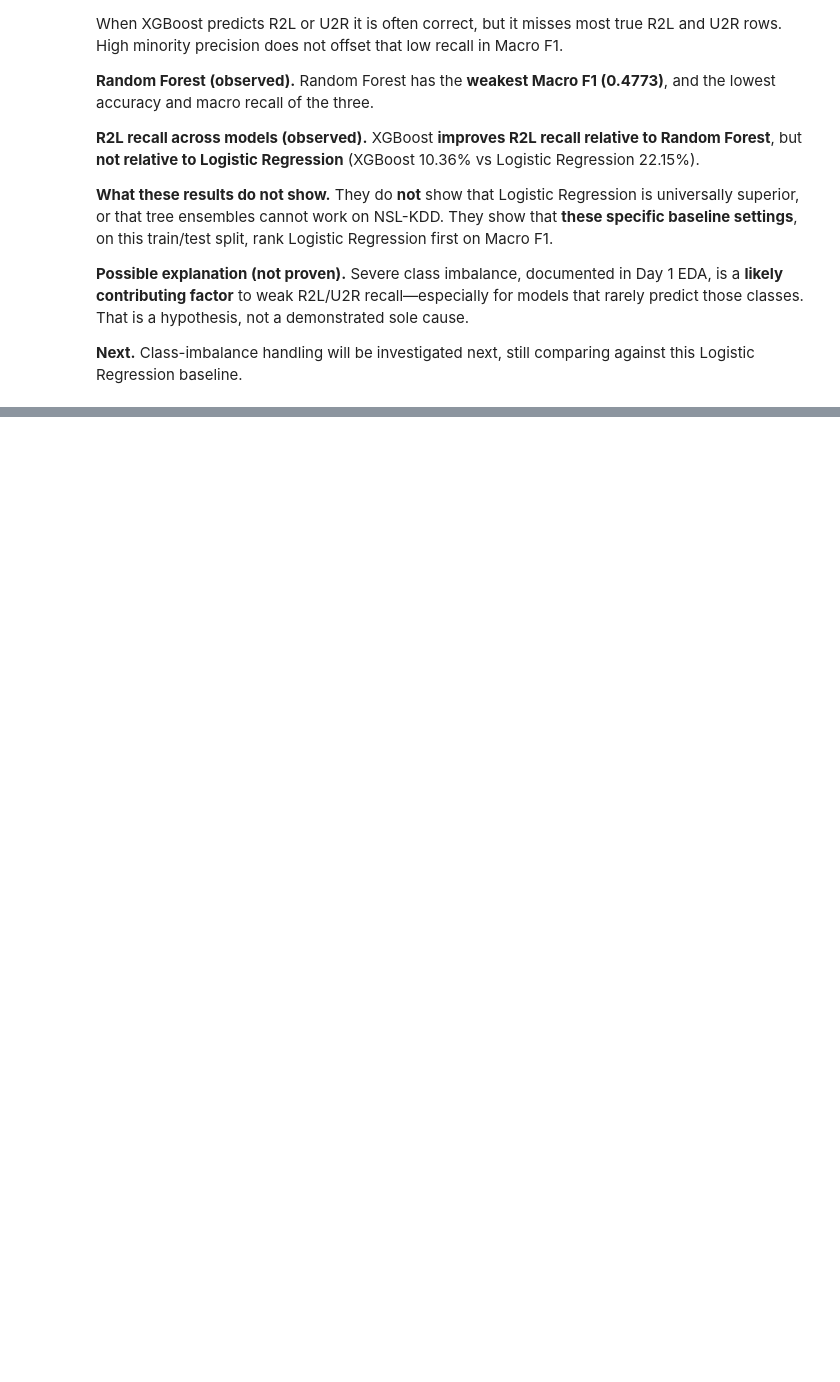
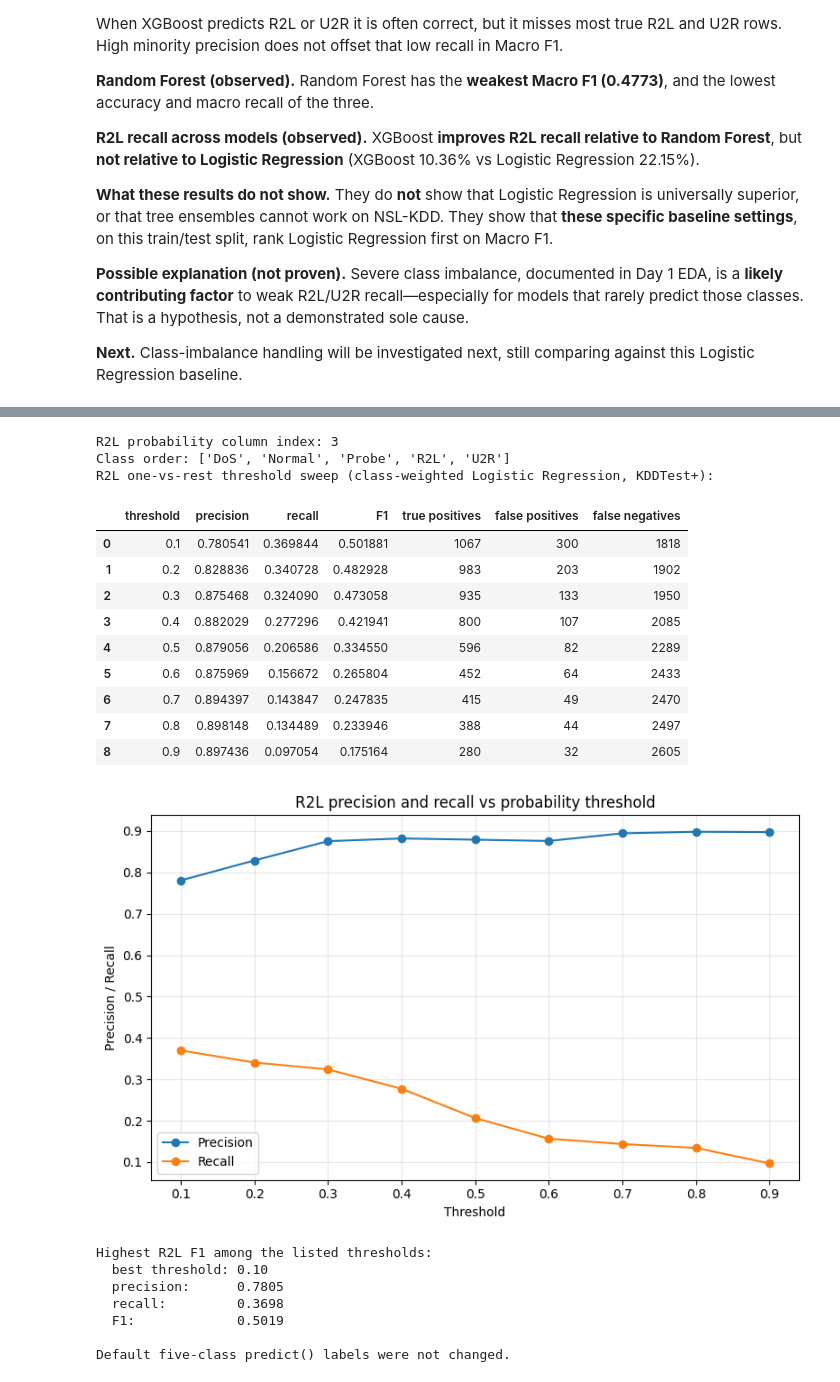
Before and after one commit to nitya098/network-traffic-anomaly-detection, a Jupyter notebook: notebooks/02_baseline_model.ipynb, the cells around one changed output, grey strips where cells are left out. Saved outputs shown, nothing was run; the diff lists cells and outputs as text; code cells hidden in the pictures; blank space fills up the shorter version.

```diff
--- a/notebooks/02_baseline_model.ipynb
+++ b/notebooks/02_baseline_model.ipynb
@@ -1071,0 +1730,80 @@ When XGBoost predicts R2L or U2R it is often correct, but it misses most true R2
+# %%
+r2l_col_index = list(lr_class_weighted_pipeline.classes_).index("R2L")
+r2l_probability = lr_proba[:, r2l_col_index]
+y_r2l_positive = (y_test == "R2L").astype(int)
+
+print("R2L probability column index:", r2l_col_index)
+print("Class order:", list(lr_class_weighted_pipeline.classes_))
+
+thresholds = [0.10, 0.20, 0.30, 0.40, 0.50, 0.60, 0.70, 0.80, 0.90]
+threshold_rows = []
+
+for t in thresholds:
+    called_r2l = r2l_probability >= t
+    tp = int(((called_r2l == 1) & (y_r2l_positive == 1)).sum())
+    fp = int(((called_r2l == 1) & (y_r2l_positive == 0)).sum())
+    fn = int(((called_r2l == 0) & (y_r2l_positive == 1)).sum())
+    precision_t = tp / (tp + fp) if (tp + fp) else 0.0
+    recall_t = tp / (tp + fn) if (tp + fn) else 0.0
+    f1_t = (
+        (2 * precision_t * recall_t / (precision_t + recall_t))
+        if (precision_t + recall_t)
+        else 0.0
+    )
+    threshold_rows.append(
+        {
+            "threshold": t,
+            "precision": precision_t,
+            "recall": recall_t,
+            "F1": f1_t,
+            "true positives": tp,
+            "false positives": fp,
+            "false negatives": fn,
+        }
+    )
+
+r2l_threshold_df = pd.DataFrame(threshold_rows).sort_values("threshold")
+print("R2L one-vs-rest threshold sweep (class-weighted Logistic Regression, KDDTest+):")
+display(r2l_threshold_df)
+
+plt.figure(figsize=(8, 5))
+plt.plot(r2l_threshold_df["threshold"], r2l_threshold_df["precision"], marker="o", label="Precision")
+plt.plot(r2l_threshold_df["threshold"], r2l_threshold_df["recall"], marker="o", label="Recall")
+plt.xlabel("Threshold")
+plt.ylabel("Precision / Recall")
+plt.title("R2L precision and recall vs probability threshold")
+plt.legend()
+plt.grid(True, alpha=0.3)
+plt.tight_layout()
+plt.show()
+
+best_row = r2l_threshold_df.loc[r2l_threshold_df["F1"].idxmax()]
+print("Highest R2L F1 among the listed thresholds:")
+print(f"  best threshold: {best_row['threshold']:.2f}")
+print(f"  precision:      {best_row['precision']:.4f}")
+print(f"  recall:         {best_row['recall']:.4f}")
+print(f"  F1:             {best_row['F1']:.4f}")
+print()
+print("Default five-class predict() labels were not changed.")
+# %% [output]
+R2L probability column index: 3
+Class order: ['DoS', 'Normal', 'Probe', 'R2L', 'U2R']
+R2L one-vs-rest threshold sweep (class-weighted Logistic Regression, KDDTest+):
+|  | threshold | precision | recall | F1 | true positives | false positives | false negatives |
+| 0 | 0.1 | 0.780541 | 0.369844 | 0.501881 | 1067 | 300 | 1818 |
+| 1 | 0.2 | 0.828836 | 0.340728 | 0.482928 | 983 | 203 | 1902 |
+| 2 | 0.3 | 0.875468 | 0.324090 | 0.473058 | 935 | 133 | 1950 |
+| 3 | 0.4 | 0.882029 | 0.277296 | 0.421941 | 800 | 107 | 2085 |
+| 4 | 0.5 | 0.879056 | 0.206586 | 0.334550 | 596 | 82 | 2289 |
+| 5 | 0.6 | 0.875969 | 0.156672 | 0.265804 | 452 | 64 | 2433 |
+| 6 | 0.7 | 0.894397 | 0.143847 | 0.247835 | 415 | 49 | 2470 |
+| 7 | 0.8 | 0.898148 | 0.134489 | 0.233946 | 388 | 44 | 2497 |
+| 8 | 0.9 | 0.897436 | 0.097054 | 0.175164 | 280 | 32 | 2605 |
+[figure, added]
+Highest R2L F1 among the listed thresholds:
+  best threshold: 0.10
+  precision:      0.7805
+  recall:         0.3698
+  F1:             0.5019
+
+Default five-class predict() labels were not changed.
```
Also changed, not shown: parts of 31 cells of this notebook.
